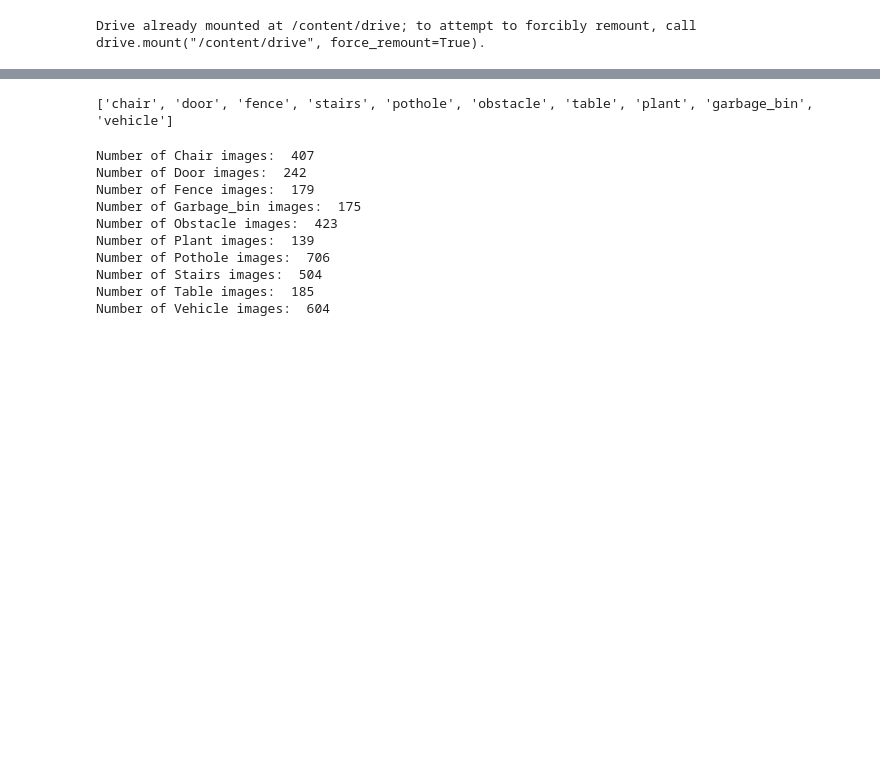
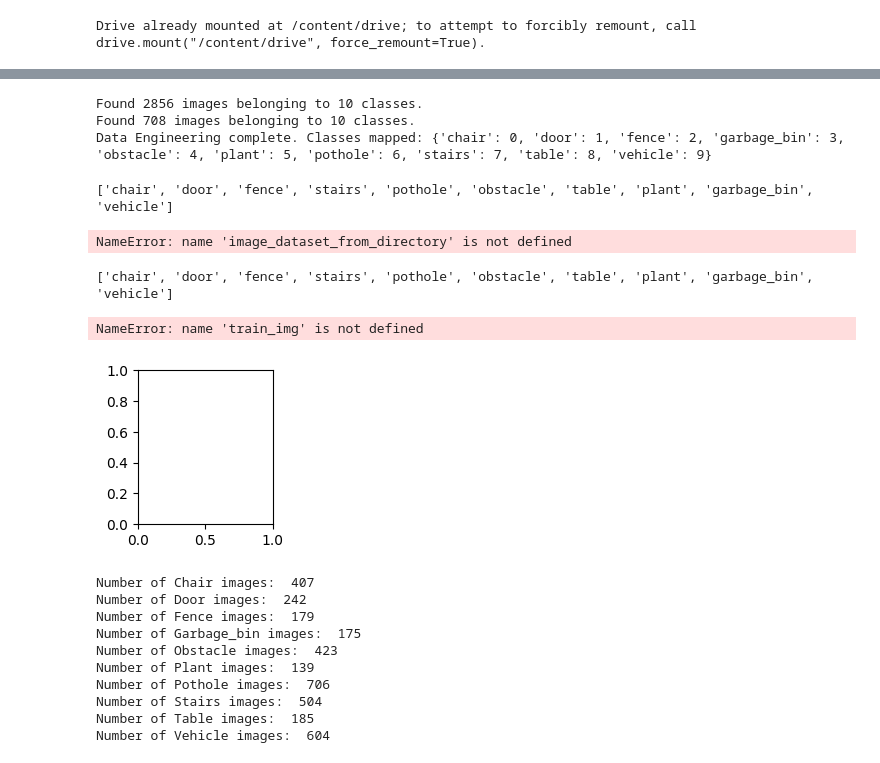
Before and after one commit to alwhshalkasr267-design/FinalProject, a Jupyter notebook: FinalProject_2.ipynb, the cells around one changed output, grey strips where cells are left out. Cells and saved outputs as stored; diff of their text form; code cells hidden in the pictures; blank space fills up the shorter version.

```diff
--- a/FinalProject_2.ipynb
+++ b/FinalProject_2.ipynb
@@ -7,0 +12,7 @@ Drive already mounted at /content/drive; to attempt to forcibly remount, call dr
+# %%
+import os
+import pandas as pd
+
+folder_path = '/content/drive/MyDrive/Obstacles_dataset'
+classes_names = os.listdir(folder_path)
+print("Dataset Classes: ", classes_names)
@@ -7,0 +21,8 @@ Drive already mounted at /content/drive; to attempt to forcibly remount, call dr
+# %%
+i = 1
+for folder in sorted(os.listdir(folder_path)):
+    full_folder_path = os.path.join(folder_path, folder)
+    if os.path.isdir(full_folder_path):
+        num_images = len(os.listdir(full_folder_path))
+        print(f"{i} Number of [{folder}] Class : {num_images} images")
+        i += 1
@@ -8,3 +78,54 @@ Drive already mounted at /content/drive; to attempt to forcibly remount, call dr
+# %%
+# 1. مولد بيانات التدريب (Training Generator) - يأخذ حصة الـ 80%
+train_generator = data_generator.flow_from_directory(
+    folder_path,
+    target_size=img_size,
+    batch_size=Batch_size,
+    class_mode='categorical',
+    subset='training',
+    shuffle=True,
+    seed=42
+)
+val_generator = data_generator.flow_from_directory(
+    folder_path,
+    target_size=img_size,
+    batch_size=Batch_size,
+    class_mode='categorical',
+    subset='validation',
+    shuffle=False,
+    seed=42
+)
+print(f"Data Engineering complete. Classes mapped: {train_generator.class_indices}")
+# %% [output]
+Found 2856 images belonging to 10 classes.
+Found 708 images belonging to 10 classes.
+Data Engineering complete. Classes mapped: {'chair': 0, 'door': 1, 'fence': 2, 'garbage_bin': 3, 'obstacle': 4, 'plant': 5, 'pothole': 6, 'stairs': 7, 'table': 8, 'vehicle': 9}
+# %%
+
+print(os.listdir(folder_path))
+
+# تحميل بيانات التدريب (80%)
+train_ds = image_dataset_from_directory(
+    data_dir,
+    validation_split=0.2,
+    subset="training",
+    seed=123,
+    image_size=(150, 150),
+    batch_size=32
+)
+
+# تحميل بيانات الاختبار/التحقق (20%)
+test_ds = image_dataset_from_directory(
+    data_dir,
+    validation_split=0.2,
+    subset="validation",
+    seed=123,
+    image_size=(150, 150),
+    batch_size=32
+)
+# %% [output]
+['chair', 'door', 'fence', 'stairs', 'pothole', 'obstacle', 'table', 'plant', 'garbage_bin', 'vehicle']
+NameError: name 'image_dataset_from_directory' is not defined
 # %%
 import os
 import pandas as pd
@@ -24,6 +145,18 @@ import os
 print(os.listdir('/content/drive/MyDrive/Obstacles_dataset'))
 # %% [output]
 ['chair', 'door', 'fence', 'stairs', 'pothole', 'obstacle', 'table', 'plant', 'garbage_bin', 'vehicle']
+# %%
+plt.figure(figsize=(8,2))
+for i in range(4):
+    plt.subplot(1, 4, i+1)
+    plt.imshow(train_img[i])
+    plt.xlabel(my_classes[train_lab[i]])
+    plt.xticks([])
+    plt.yticks([])
+plt.show()
+# %% [output]
+NameError: name 'train_img' is not defined
+[figure, added]
 # %%
 Chair_count = len(os.listdir(Chair_DIR))
 Door_count = len(os.listdir(Door_DIR))
```
Also changed, not shown: parts of 6 cells of this notebook.
